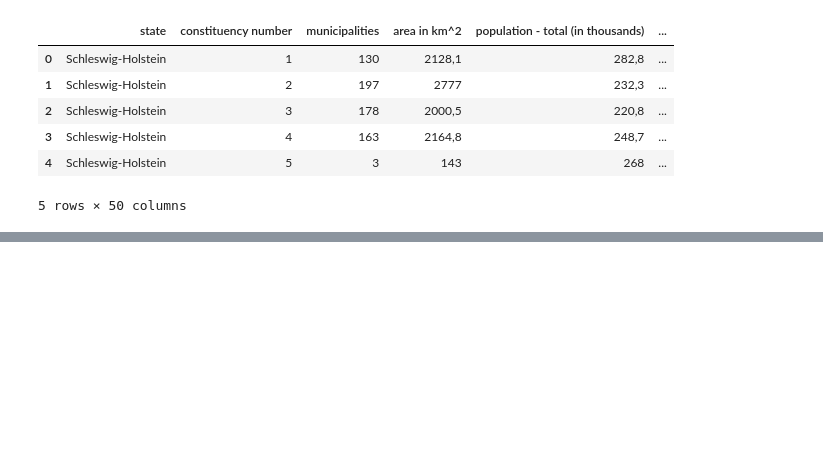
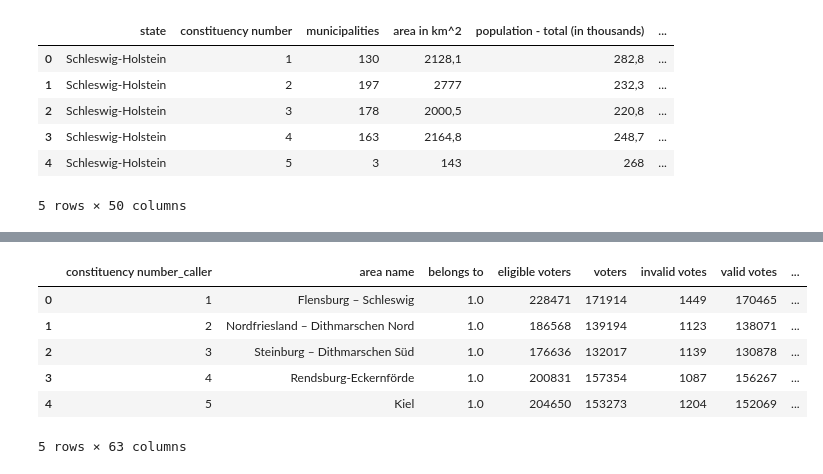
Before and after one commit to MariusMeiners/w07_assignment, a Jupyter notebook: W07.ipynb, the cells around one changed output, grey strips where cells are left out. Saved outputs shown, nothing was run; the diff lists cells and outputs as text; code cells hidden in the pictures; blank space fills up the shorter version.

```diff
--- a/W07.ipynb
+++ b/W07.ipynb
@@ -148,3 +148,14 @@ results.head()
 | 2 | 3 | Steinburg – Dithmarschen Süd | 1.0 | 176636 | 132017 | 1139 | 130878 | 47366 | ... |
 | 3 | 4 | Rendsburg-Eckernförde | 1.0 | 200831 | 157354 | 1087 | 156267 | 56585 | ... |
 | 4 | 5 | Kiel | 1.0 | 204650 | 153273 | 1204 | 152069 | 40736 | ... |
+# %%
+joined = results.join(feautures, on='constituency number', lsuffix='_caller', rsuffix='_other')
+joined.head()
+# %% [output]
+|  | constituency number_caller | area name | belongs to | eligible voters | voters | invalid votes | valid votes | ... |
+| 0 | 1 | Flensburg – Schleswig | 1.0 | 228471 | 171914 | 1449 | 170465 | ... |
+| 1 | 2 | Nordfriesland – Dithmarschen Nord | 1.0 | 186568 | 139194 | 1123 | 138071 | ... |
+| 2 | 3 | Steinburg – Dithmarschen Süd | 1.0 | 176636 | 132017 | 1139 | 130878 | ... |
+| 3 | 4 | Rendsburg-Eckernförde | 1.0 | 200831 | 157354 | 1087 | 156267 | ... |
+| 4 | 5 | Kiel | 1.0 | 204650 | 153273 | 1204 | 152069 | ... |
+5 rows × 63 columns
```
Also changed, not shown: parts of 3 cells of this notebook, 1 other file.
